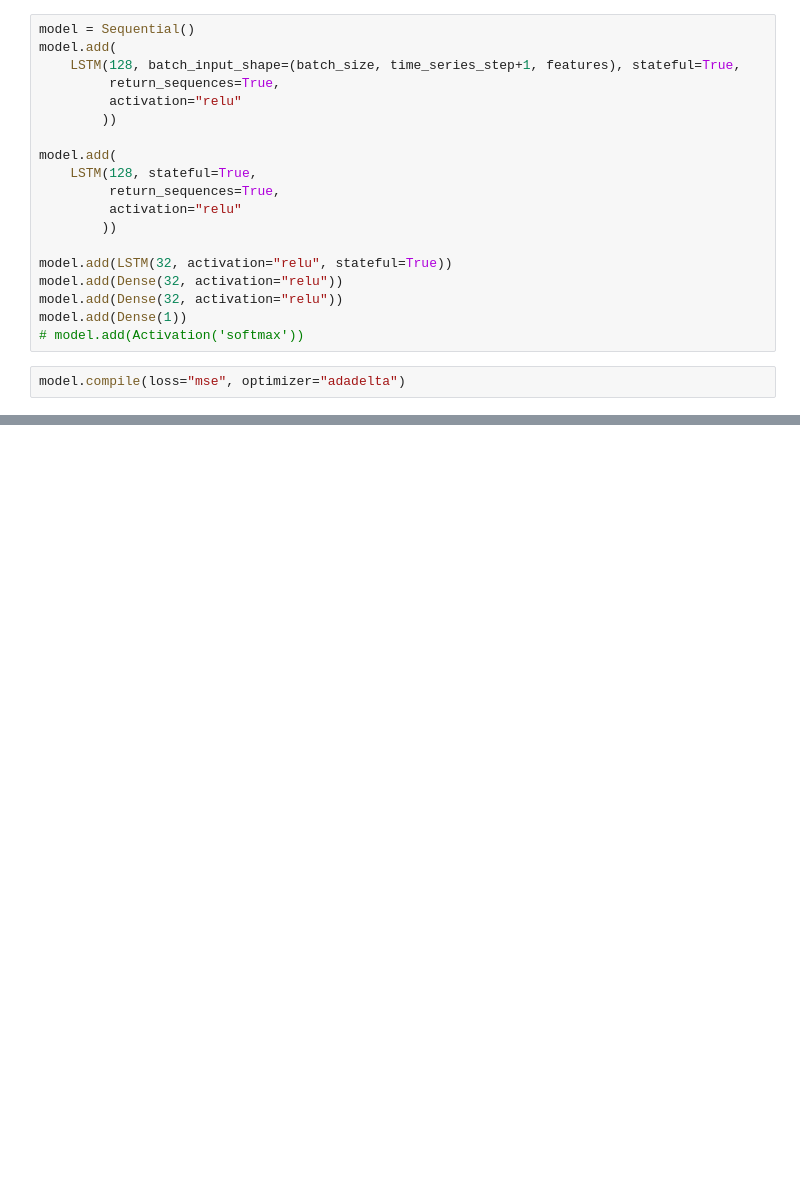
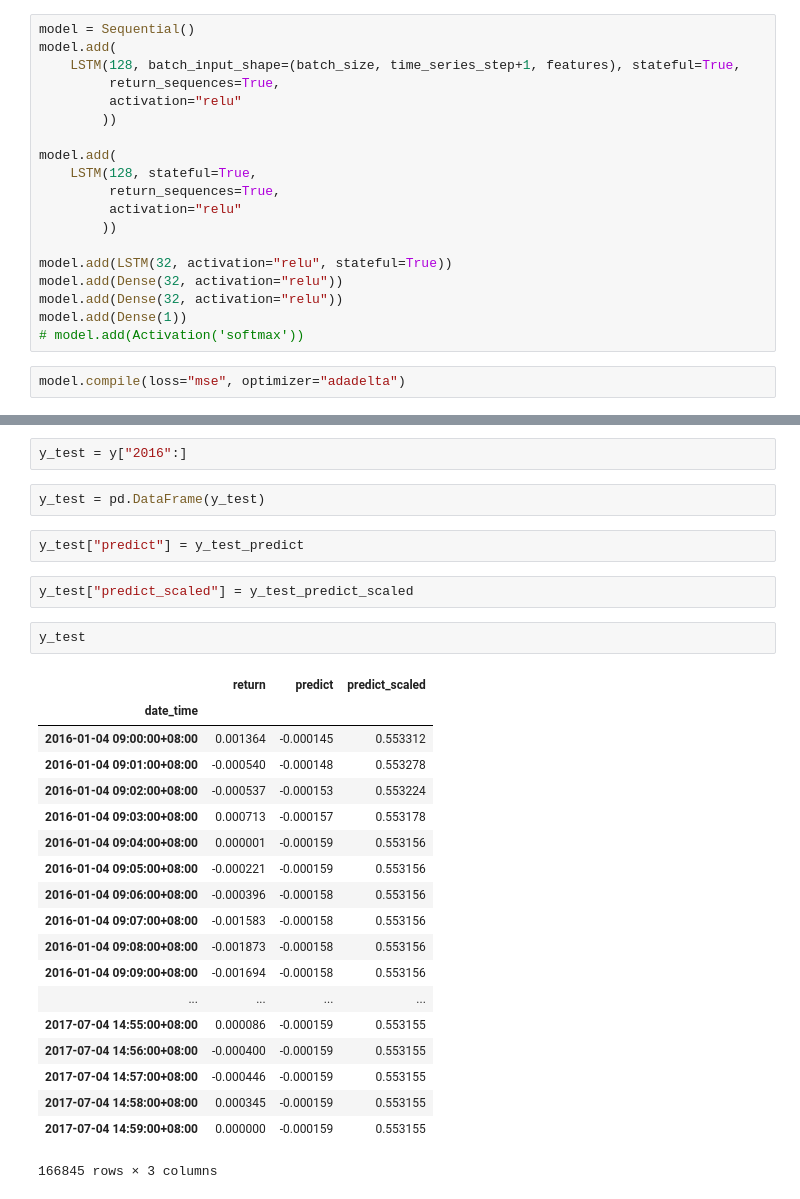
Before and after one commit to chinux23/NeuralNetworkAsTradingStrategy, a Jupyter notebook: Wavelet Transformation.ipynb, the cells around one changed output, grey strips where cells are left out. Saved outputs shown, nothing was run; the diff lists cells and outputs as text; blank space fills up the shorter version.

```diff
--- a/Wavelet Transformation.ipynb
+++ b/Wavelet Transformation.ipynb
@@ -242,0 +292,30 @@ Epoch 2/10
+# %%
+y_test = y["2016":]
+# %%
+y_test = pd.DataFrame(y_test)
+# %%
+y_test["predict"] = y_test_predict
+# %%
+y_test["predict_scaled"] = y_test_predict_scaled
+# %%
+y_test
+# %% [output]
+|  | return | predict | predict_scaled |
+| date_time |  |  |  |
+| 2016-01-04 09:00:00+08:00 | 0.001364 | -0.000145 | 0.553312 |
+| 2016-01-04 09:01:00+08:00 | -0.000540 | -0.000148 | 0.553278 |
+| 2016-01-04 09:02:00+08:00 | -0.000537 | -0.000153 | 0.553224 |
+| 2016-01-04 09:03:00+08:00 | 0.000713 | -0.000157 | 0.553178 |
+| 2016-01-04 09:04:00+08:00 | 0.000001 | -0.000159 | 0.553156 |
+| 2016-01-04 09:05:00+08:00 | -0.000221 | -0.000159 | 0.553156 |
+| 2016-01-04 09:06:00+08:00 | -0.000396 | -0.000158 | 0.553156 |
+| 2016-01-04 09:07:00+08:00 | -0.001583 | -0.000158 | 0.553156 |
+| 2016-01-04 09:08:00+08:00 | -0.001873 | -0.000158 | 0.553156 |
+| 2016-01-04 09:09:00+08:00 | -0.001694 | -0.000158 | 0.553156 |
+| ... | ... | ... | ... |
+| 2017-07-04 14:55:00+08:00 | 0.000086 | -0.000159 | 0.553155 |
+| 2017-07-04 14:56:00+08:00 | -0.000400 | -0.000159 | 0.553155 |
+| 2017-07-04 14:57:00+08:00 | -0.000446 | -0.000159 | 0.553155 |
+| 2017-07-04 14:58:00+08:00 | 0.000345 | -0.000159 | 0.553155 |
+| 2017-07-04 14:59:00+08:00 | 0.000000 | -0.000159 | 0.553155 |
+166845 rows × 3 columns
```
Also changed, not shown: parts of 15 cells of this notebook, 1 other file.
